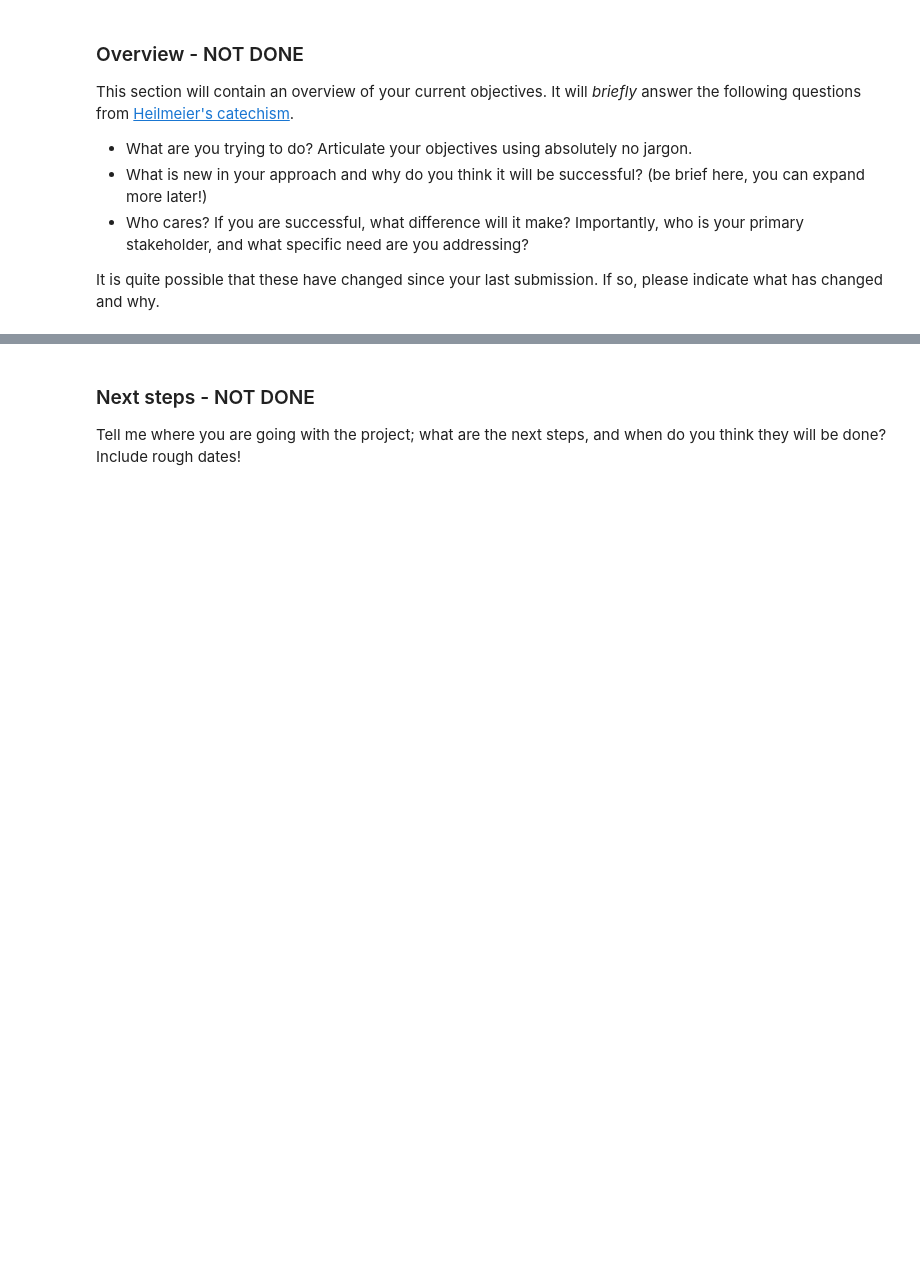
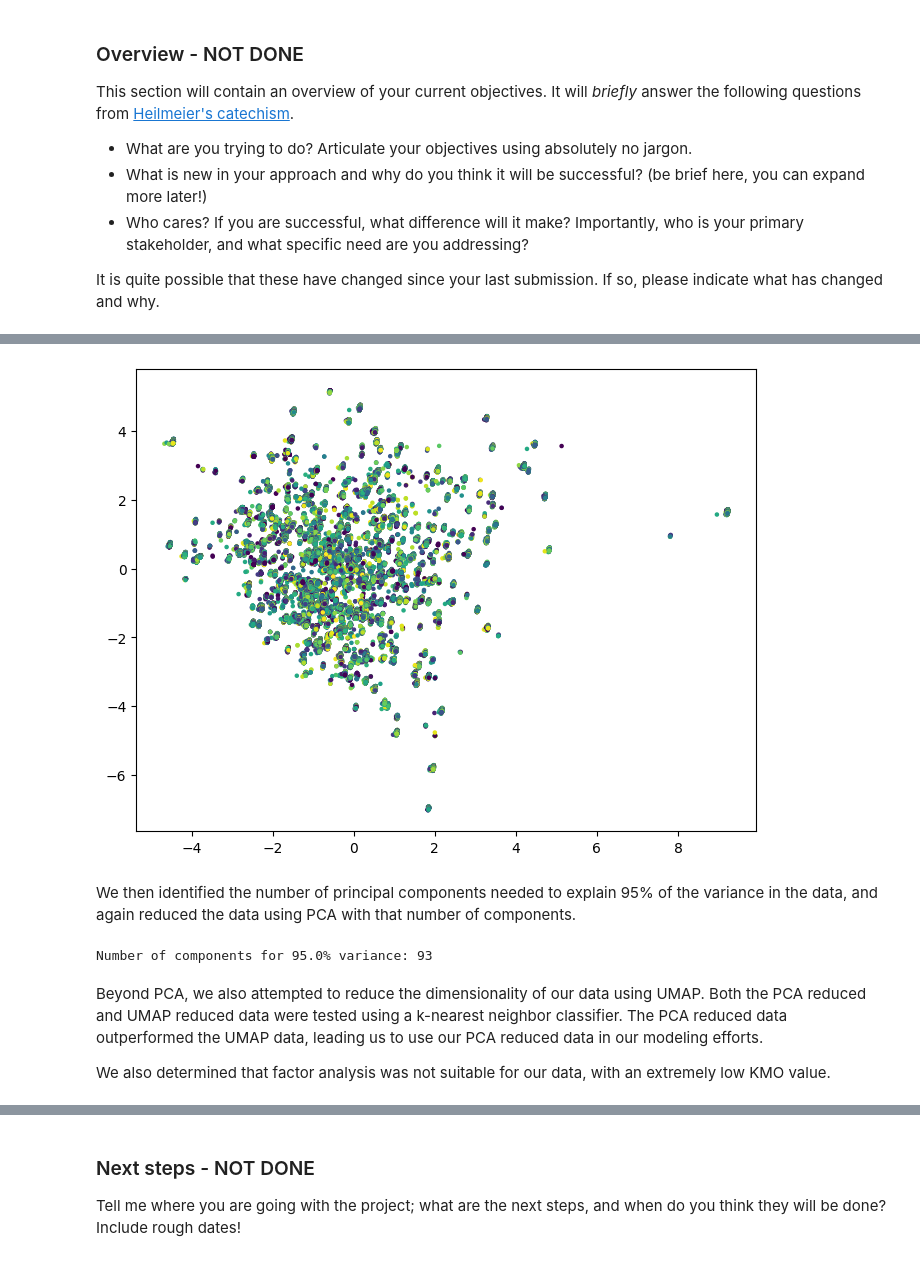
Before and after one commit to SU-IST707-SP26/group-project-bas-team, a Jupyter notebook: checkpoint/submissionDRAFT.ipynb, the cells around one changed output, grey strips where cells are left out. Saved outputs shown, nothing was run; the diff lists cells and outputs as text; code cells hidden in the pictures; blank space fills up the shorter version.

```diff
--- a/checkpoint/submissionDRAFT.ipynb
+++ b/checkpoint/submissionDRAFT.ipynb
@@ -34 +38,55 @@ The dataset contains information regarding participants' past Amazon purchases,
+# %%
+import pandas as pd
+import matplotlib.pyplot as plt
+
+data = pd.read_csv("/workspaces/group-project-bas-team/data/cleaned_data.csv")
+
+train = data[data['order_year']<=2021]
+test = data[data['order_year']>2021]
+
+data_limited_train = train.drop(['Title', 'ASIN/ISBN (Product Code)'], axis=1)
+data_limited_test = test.drop(['Title', 'ASIN/ISBN (Product Code)'], axis=1)
+# %%
+from sklearn.preprocessing import StandardScaler
+from sklearn.decomposition import PCA
+
+X_train = data_limited_train.drop('Category', axis=1)
+y_train = data_limited_train['Category']
+X_train_scaled = StandardScaler().fit_transform(X_train)
+
+X_test = data_limited_test.drop('Category', axis=1)
+y_test = data_limited_test['Category']
+X_test_scaled = StandardScaler().fit_transform(X_test)
+
+pca = PCA(n_components=2)
+X_pca = pca.fit_transform(X_train_scaled)
+
+plt.figure(figsize=(8, 6))
+plt.scatter(X_pca[:, 0], X_pca[:, 1], c=y_train, s=5)
+plt.show()
+# %% [output]
+[figure, added]
+# %% [markdown]
+We then identified the number of principal components needed to explain 95% of the variance in the data, and again reduced the data using PCA with that number of components.
+# %%
+import numpy as np
+
+pca_scree = PCA()
+X_pca_scree = pca_scree.fit_transform(X_train_scaled)
+
+variance_explained = pca_scree.explained_variance_ratio_
+
+threshold = 0.95
+n_components = np.argmax(variance_explained.cumsum() >= threshold) + 1
+print(f"Number of components for {threshold*100}% variance: {n_components}")
+
+pca = PCA(n_components=n_components)
+X_train_reduced = pca.fit_transform(X_train_scaled)
+X_test_reduced = pca.fit_transform(X_test_scaled)
+# %% [output]
+Number of components for 95.0% variance: 93
+# %% [markdown]
+Beyond PCA, we also attempted to reduce the dimensionality of our data using UMAP. Both the PCA reduced and UMAP reduced data were tested using a k-nearest neighbor classifier. The PCA reduced data outperformed the UMAP data, leading us to use our PCA reduced data in our modeling efforts.
+
+We also determined that factor analysis was not suitable for our data, with an extremely low KMO value.
 # %% [markdown]
```
Also changed, not shown: parts of 20 cells of this notebook, 5 other files.
